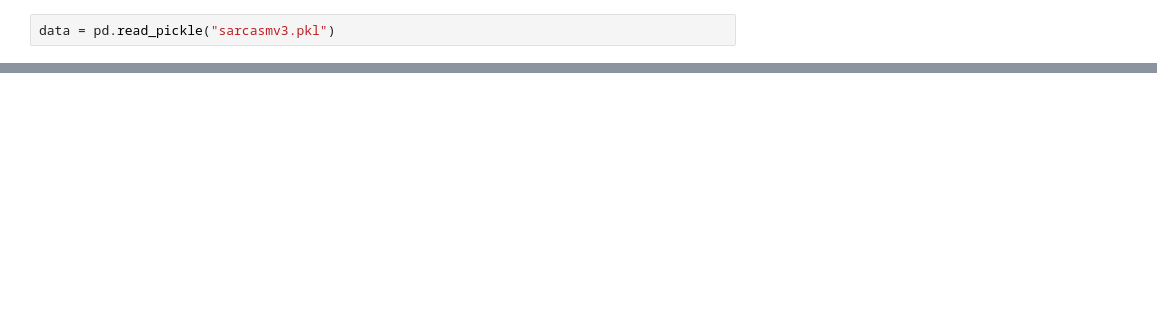
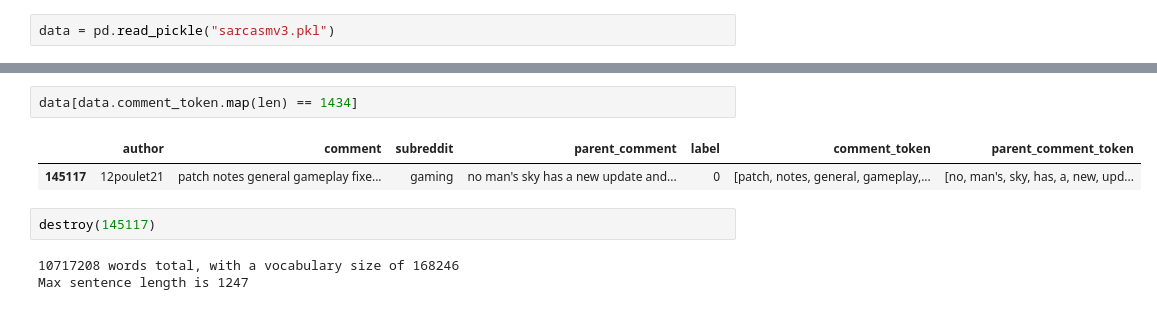
Before and after one commit to Kelvinli5354/Sarcasm_Detect, a Jupyter notebook: Model.ipynb, the cells around one changed output, grey strips where cells are left out. Saved outputs shown, nothing was run; the diff lists cells and outputs as text; blank space fills up the shorter version.

```diff
--- a/Model.ipynb
+++ b/Model.ipynb
@@ -26,0 +26,10 @@ data.head()
+# %%
+data[data.comment_token.map(len) == 1434]
+# %% [output]
+|  | author | comment | subreddit | parent_comment | label | comment_token | parent_comment_token |
+| 145117 | 12poulet21 | patch notes general gameplay fixe... | gaming | no man's sky has a new update and... | 0 | [patch, notes, general, gameplay,... | [no, man's, sky, has, a, new, upd... |
+# %%
+destroy(145117)
+# %% [output]
+10717208 words total, with a vocabulary size of 168246
+Max sentence length is 1247
```
Also changed, not shown: parts of 38 cells of this notebook.
